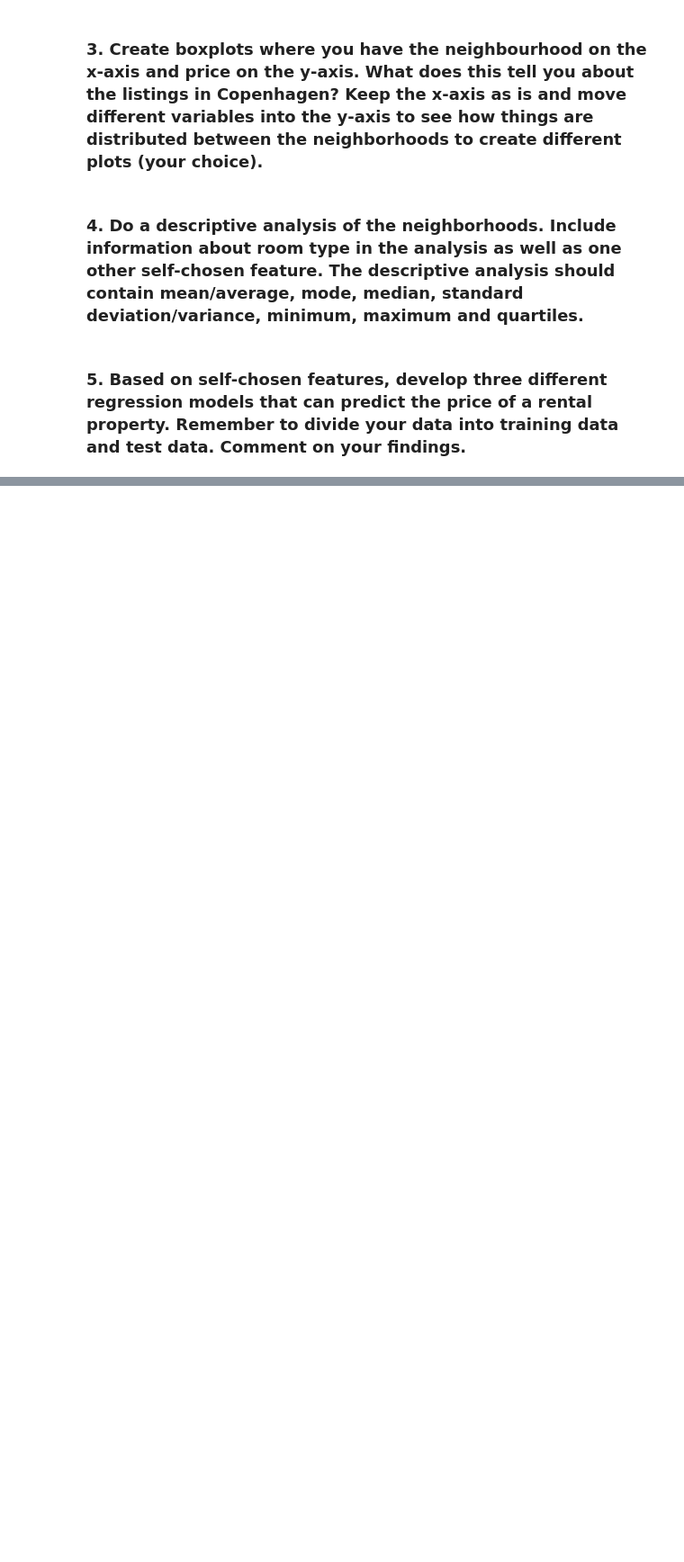
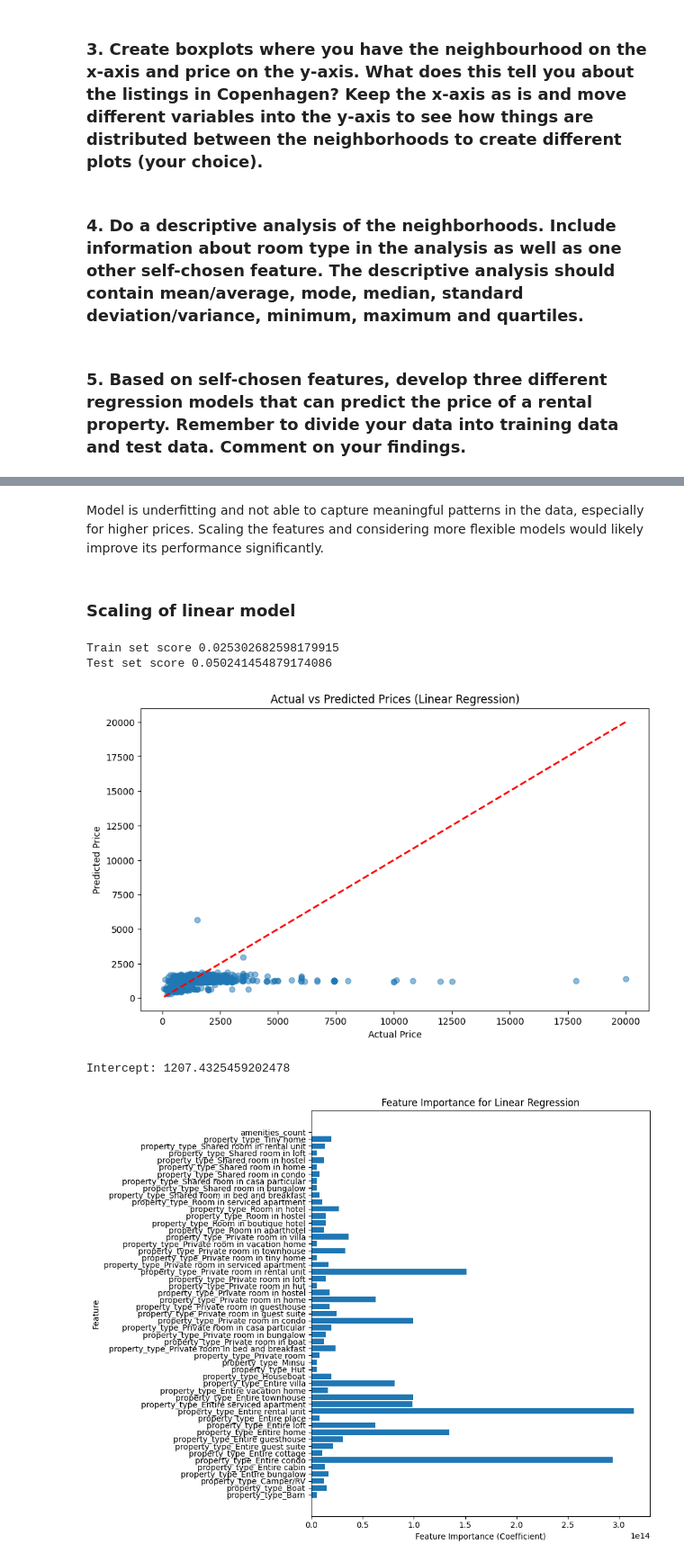
Before and after one commit to kkristiansd/MAL1handin, a Jupyter notebook: 1. Getting started - Copenhagen Airbnb (1).ipynb, the cells around one changed output, grey strips where cells are left out. Shown at 90% size. Saved outputs shown, nothing was run; the diff lists cells and outputs as text; code cells hidden in the pictures; blank space fills up the shorter version.

```diff
--- a/1. Getting started - Copenhagen Airbnb (1).ipynb
+++ b/1. Getting started - Copenhagen Airbnb (1).ipynb
@@ -167,0 +242,45 @@ plt.show()
+# %% [markdown]
+Model is underfitting and not able to capture meaningful patterns in the data, especially for higher prices. Scaling the features and considering more flexible models would likely improve its performance significantly.
+# %% [markdown]
+### Scaling of linear model
+# %%
+scaler = StandardScaler()
+x_scaled = scaler.fit_transform(features)
+
+x_train, x_test, y_train, y_test = train_test_split(x_scaled, target, test_size=0.2, random_state=555)
+
+linear_reg.fit(x_train, y_train)
+
+predict_linear= linear_reg.predict(x_test)
+print("Train set score", linear_reg.score(x_train, y_train))
+print("Test set score", linear_reg.score(x_test, y_test))
+plt.figure(figsize=(10, 6))
+plt.scatter(y_test, predict_linear, alpha=0.5)
+plt.plot([y_test.min(), y_test.max()], [y_test.min(), y_test.max()], 'r--', lw=2)  # Line for perfect prediction
+plt.xlabel('Actual Price')
+plt.ylabel('Predicted Price')
+plt.title('Actual vs Predicted Prices (Linear Regression)')
+
+plt.show()
+
+print("Intercept:", linear_reg.intercept_)
+
+# get number of features and corresponding feature names
+n_features = len(linear_reg.coef_)
+feature_names = features.columns  # columns of the feature datafram
+
+plt.figure(figsize=(10, 8))
+plt.barh(range(n_features), linear_reg.coef_, align='center')
+plt.yticks(np.arange(n_features), feature_names, rotation=0)
+plt.xlabel("Feature Importance (Coefficient)")
+plt.ylabel("Feature")
+plt.title("Feature Importance for Linear Regression")
+plt.tight_layout()
+
+plt.show()
+# %% [output]
+Train set score 0.025302682598179915
+Test set score 0.050241454879174086
+[figure, added]
+Intercept: 1207.4325459202478
+[figure, added]
```
Also changed, not shown: parts of 11 cells of this notebook.
